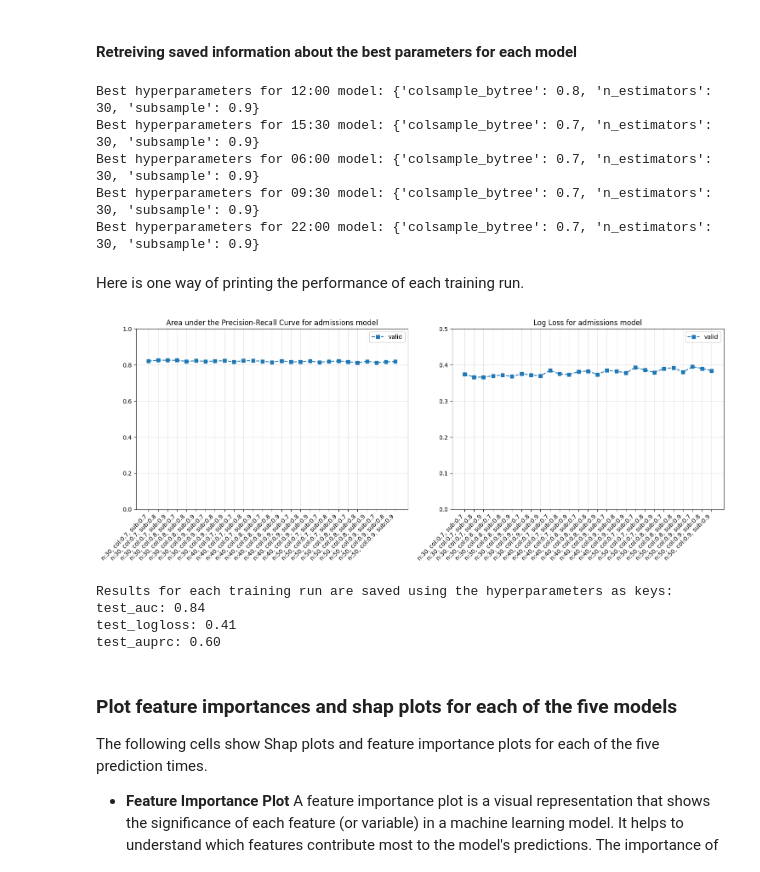
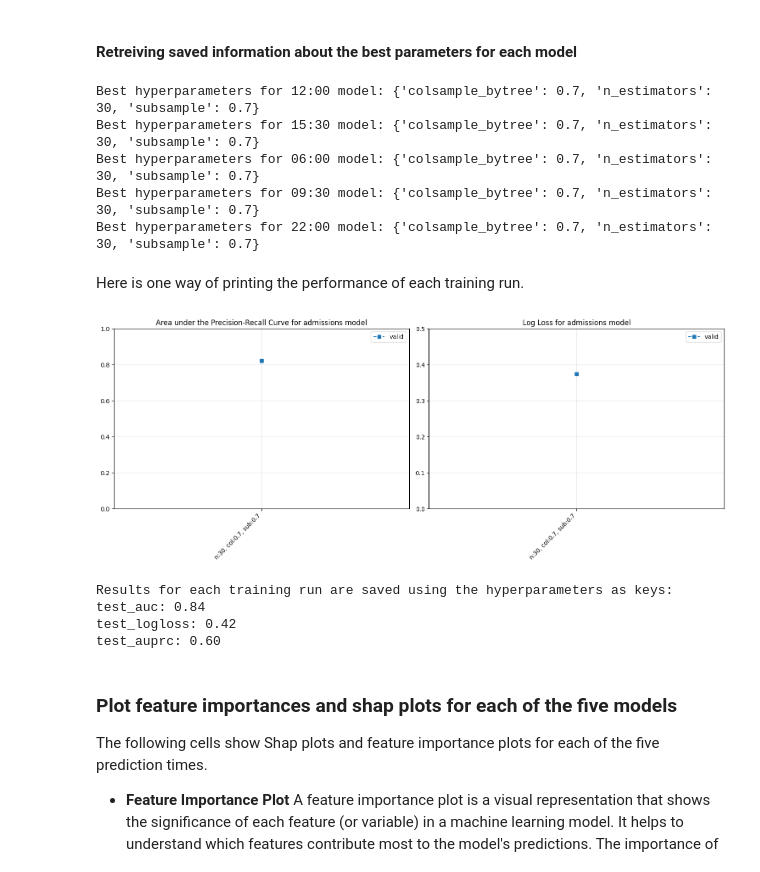
Before and after one commit to zmek/patientflow, a Jupyter notebook: notebooks/4a_Predict_probability_of_admission_from_ED.ipynb, the cells around one changed output. Cells and saved outputs as stored; diff of their text form; code cells hidden in the pictures.

```diff
--- a/notebooks/4a_Predict_probability_of_admission_from_ED.ipynb
+++ b/notebooks/4a_Predict_probability_of_admission_from_ED.ipynb
@@ -217,17 +207,16 @@ I also specify a grid of hyperparameters; the classifier will iterate though the
 grid = {"n_estimators": [30],
         "subsample": [0.7],
         "colsample_bytree": [0.7],
-        'scale_pos_weight': [1.0],
 }
 
 
-# grid for hyperparameter tuning
-grid = {
-    'n_estimators':[30, 40, 50],
-    'subsample':[0.7,0.8,0.9],
-    'colsample_bytree': [0.7,0.8,0.9],
+# # grid for hyperparameter tuning
+# grid = {
+#     'n_estimators':[30, 40, 50],
+#     'subsample':[0.7,0.8,0.9],
+#     'colsample_bytree': [0.7,0.8,0.9],
 
-}
+# }
 # %% [markdown]
 We are interested in predictions at different times of day. So we will train a model for each time of day. We will filter each visit so that it only appears once in the training data.
 
@@ -414,12 +449,12 @@ Results for each training run are saved using the hyperparameters as keys. The f
 # %%
 # Get the first set of hyperparameters from the training results
-first_run_params = next(iter(trained_models[prediction_time_model_name].metrics['train_valid_set_results']))
+first_run_params = next(iter(trained_models[prediction_time_model_name].metrics.metadata['train_valid_set_results']))
 
 print("Results for this first hyperparameter set in the grid:")
 print(f"{first_run_params}\n")
 
 # Get the results dictionary for these parameters
-results = trained_models[prediction_time_model_name].metrics['train_valid_set_results'][first_run_params]
+results = trained_models[prediction_time_model_name].metrics.metadata['train_valid_set_results'][first_run_params]
 
 # Print each metric with formatted output
 for metric_name, metric_value in results.items():
@@ -439,15 +474,15 @@ valid_auprc: 0.49
 # %%
 for prediction_time in train_visits.prediction_time.unique():
     prediction_time_model_name = get_model_key("admissions", prediction_time)
-    model_metadata = trained_models[prediction_time_model_name].metrics
+    model_metadata = trained_models[prediction_time_model_name].metrics.metadata
     hour, min = prediction_time
     print(f"Best hyperparameters for {hour:02d}:{min:02d} model: {model_metadata['best_params']}")
 # %% [output]
-Best hyperparameters for 12:00 model: {'colsample_bytree': 0.8, 'n_estimators': 30, 'subsample': 0.9}
-Best hyperparameters for 15:30 model: {'colsample_bytree': 0.7, 'n_estimators': 30, 'subsample': 0.9}
-Best hyperparameters for 06:00 model: {'colsample_bytree': 0.7, 'n_estimators': 30, 'subsample': 0.9}
-Best hyperparameters for 09:30 model: {'colsample_bytree': 0.7, 'n_estimators': 30, 'subsample': 0.9}
-Best hyperparameters for 22:00 model: {'colsample_bytree': 0.7, 'n_estimators': 30, 'subsample': 0.9}
+Best hyperparameters for 12:00 model: {'colsample_bytree': 0.7, 'n_estimators': 30, 'subsample': 0.7}
+Best hyperparameters for 15:30 model: {'colsample_bytree': 0.7, 'n_estimators': 30, 'subsample': 0.7}
+Best hyperparameters for 06:00 model: {'colsample_bytree': 0.7, 'n_estimators': 30, 'subsample': 0.7}
+Best hyperparameters for 09:30 model: {'colsample_bytree': 0.7, 'n_estimators': 30, 'subsample': 0.7}
+Best hyperparameters for 22:00 model: {'colsample_bytree': 0.7, 'n_estimators': 30, 'subsample': 0.7}
 # %% [markdown]
 Here is one way of printing the performance of each training run.
 # %%
@@ -467,45 +502,45 @@ def plot_hyperparameter_results(results):
     labels = [f"n:{ast.literal_eval(k)['n_estimators']}, "
               f"col:{ast.literal_eval(k)['colsample_bytree']}, "
               f"sub:{ast.literal_eval(k)['subsample']}"
              for k, _ in sorted_results]
 
     # Plot metrics
     train_auprc = [float(m['train_auprc']) for _, m in sorted_results]
     valid_auprc = [float(m['valid_auc']) for _, m in sorted_results]
     train_loss = [m['valid_auprc'] for _, m in sorted_results]
     valid_loss = [m['valid_logloss'] for _, m in sorted_results]
 
     ax1.plot(x, valid_auprc, 's--', label='valid')
     ax2.plot(x, valid_loss, 's--', label='valid')
 
     # Set y-axis ranges
     ax1.set_ylim(0, 1.0)
     ax2.set_ylim(0, 0.5)
 
     ax1.set_title(f'Area under the Precision-Recall Curve for {model_name} model')
     ax2.set_title(f'Log Loss for {model_name} model')
 
     for ax in [ax1, ax2]:
         ax.set_xticks(x)
         ax.set_xticklabels(labels, rotation=45, ha='right')
         ax.grid(True, alpha=0.3)
         ax.legend()
 
     plt.tight_layout()
     return fig
-fig = plot_hyperparameter_results(trained_models[prediction_time_model_name].metrics['train_valid_set_results'])
+fig = plot_hyperparameter_results(trained_models[prediction_time_model_name].metrics.metadata['train_valid_set_results'])
 # %% [output]
-[figure, old version]
+[figure, new version]
 # %%
 # After sigmoid calibration
 print(f"Results for each training run are saved using the hyperparameters as keys:")
 
-for key, value in trained_models[prediction_time_model_name].metrics['test_set_results'].items():
+for key, value in trained_models[prediction_time_model_name].metrics.metadata['test_set_results'].items():
     print(f"{key}: {value:.2f}")
 # %% [output]
 Results for each training run are saved using the hyperparameters as keys:
 test_auc: 0.84
-test_logloss: 0.41
+test_logloss: 0.42
 test_auprc: 0.60
 # %% [markdown]
 ### Plot feature importances and shap plots for each of the five models
```
Also changed, not shown: parts of 13 cells of this notebook, 6 other files.
